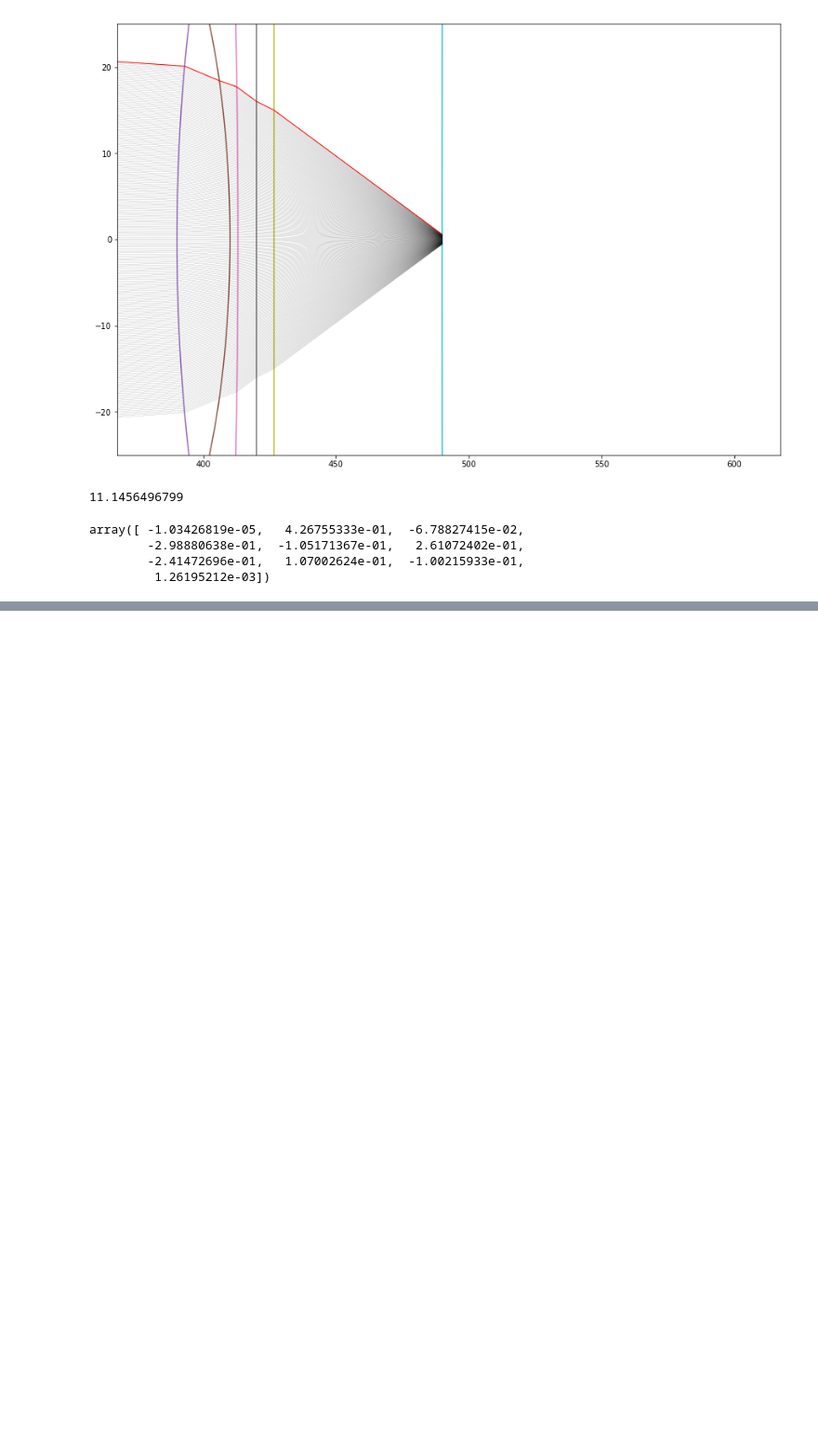
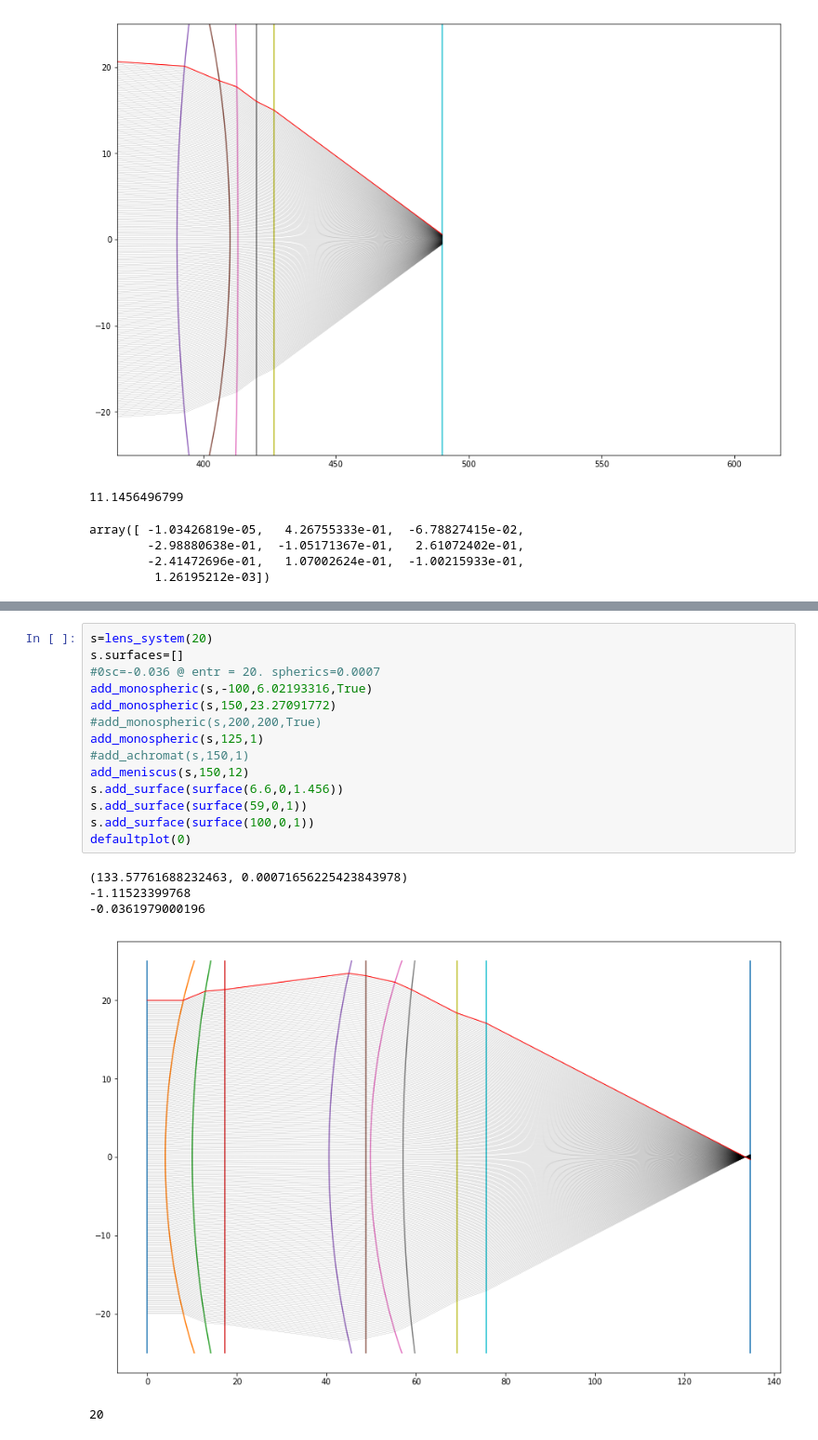
Before and after one commit to debatin/beamtrace, a Jupyter notebook: beamtrace2.ipynb, the cells around one changed output, grey strips where cells are left out. Shown at 93% size. Drawn from its saved outputs; the diff is of its cells as text; blank space fills up the shorter version.

```diff
--- a/beamtrace2.ipynb
+++ b/beamtrace2.ipynb
@@ -311,0 +335,20 @@ ls.add_surface(surface(100,0,1))
+# %%
+s=lens_system(20)
+s.surfaces=[]
+#0sc=-0.036 @ entr = 20. spherics=0.0007
+add_monospheric(s,-100,6.02193316,True)
+add_monospheric(s,150,23.27091772)
+#add_monospheric(s,200,200,True)
+add_monospheric(s,125,1)
+#add_achromat(s,150,1)
+add_meniscus(s,150,12)
+s.add_surface(surface(6.6,0,1.456))
+s.add_surface(surface(59,0,1))
+s.add_surface(surface(100,0,1))
+defaultplot(0)
+# %% [output]
+(133.57761688232463, 0.00071656225423843978)
+-1.11523399768
+-0.0361979000196
+[figure, added]
+20
```
Also changed, not shown: parts of 9 cells of this notebook, 2 other files.
